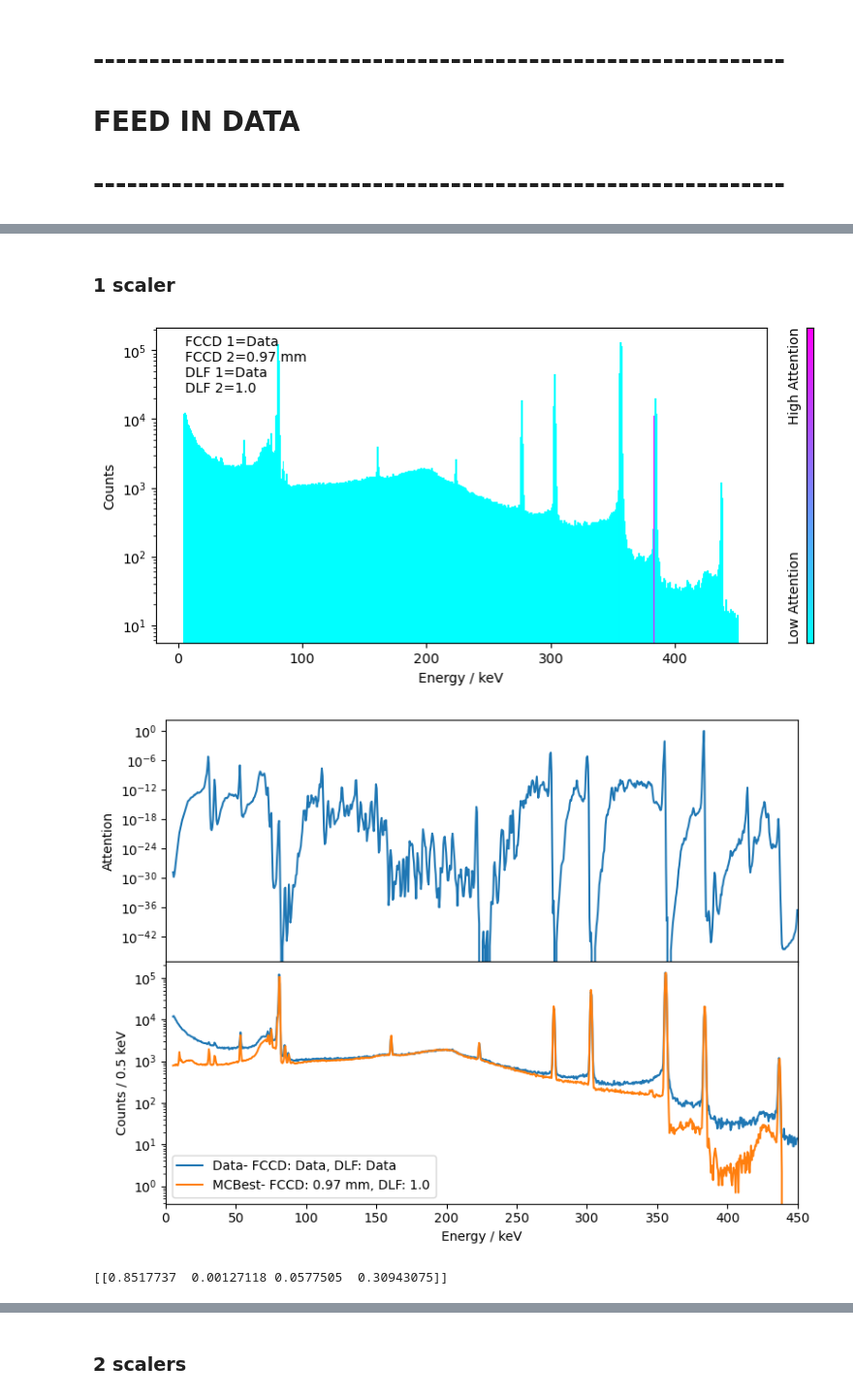
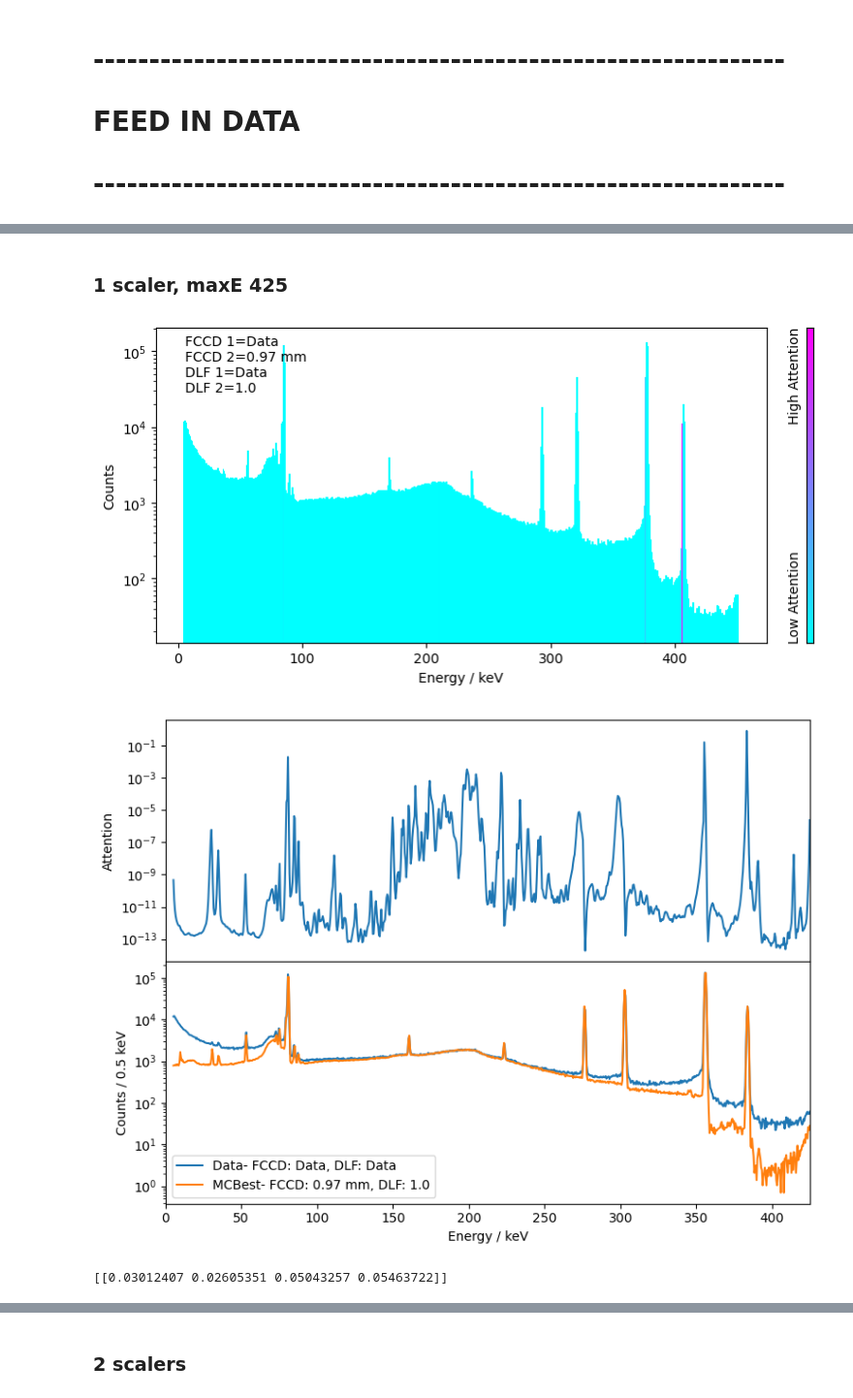
Before and after one commit to abialexander/RNN_DeadLayerFit, a Jupyter notebook: RNNperformance_RealData.ipynb, the cells around one changed output, grey strips where cells are left out. Shown at 97% size. Drawn from its saved outputs; the diff is of its cells as text; code cells hidden in the pictures.

```diff
--- a/RNNperformance_RealData.ipynb
+++ b/RNNperformance_RealData.ipynb
@@ -201,5 +153,6 @@ def compare_attention(maxFCCDdiff_list, NUM_EPOCHS_list, test_loader, RNN_ID_sta
 #load full dataset - just need a spectrum for the attention plot
 dataset_size = 10000 #10000
 BATCH_SIZE = 4
-train_loader, test_loader, dataset = load_data(BATCH_SIZE, size=dataset_size, path_MC2 = MC_PATH_FCCDonly)
+train_loader_maxE425, test_loader_maxE425, dataset_maxE425 = load_data(BATCH_SIZE, size=dataset_size,
+                                                                       path_MC2 = MC_PATH_FCCDonly, maxE=425)
 # %% [output]
@@ -293,24 +306,27 @@ MCRANDOM3_PATH = CodePath+"/data/V05268A_data/training_data_V05268A_5000randomFC
 # %% [markdown]
-### 1 scaler
+### 1 scaler, maxE 425
 # %%
 #RNN - 0.05mm restriction
 NUM_EPOCHS = 20 #can try increasing
 LEARNING_RATE = 0.005 #0.01 #try modifying learning rate #0.001 too low for 30 epochs, 0.01 may be too high
 dataset_size = 10000 #10000
-maxFCCDdiff = 0.05
+maxFCCDdiff = 0.1
 maxDLFdiff = 1.0 #i.e. no restriction
-RNN_ID ="RNN_MC2DLF1_"+str(NUM_EPOCHS)+"epochs_LR"+str(LEARNING_RATE)+"_maxFCCDdiff"+str(maxFCCDdiff)+"mm_"+str(dataset_size)+"trials"
+RNN_ID ="RNN_MC2DLF1_maxE425_"+str(NUM_EPOCHS)+"epochs_LR"+str(LEARNING_RATE)+"_maxFCCDdiff"+str(maxFCCDdiff)+"mm_"+str(dataset_size)+"trials"
 # %%
 #load 2 data-MCBest
-spectrum_diff, counts1, counts2 = load_two_spectra(DATA_PATH, MCBESTFIT_PATH, dataset, MC1=False, MC2=True, separate_scalers=False, norm1=False)
+spectrum_diff, counts1, counts2 = load_two_spectra(DATA_PATH, MCBESTFIT_PATH, dataset_maxE425, MC1=False,
+                                                   MC2=True, separate_scalers=False, norm1=False, maxE=425)
 spectrum1, spectrum2 = counts1, counts2
+spectrum_diff.size
+
 labels = {"FCCD1": "Data", "FCCD2": "0.97 mm", "DLF1": "Data", "DLF2": "1.0", "spectrum1": "Data", "spectrum2":"MCBest"}
-outputs = test_RNN_spectrumdiff(RNN_ID, spectrum_diff, spectrum1, spectrum2, labels, save_results=True)
+outputs = test_RNN_spectrumdiff(RNN_ID, spectrum_diff, spectrum1, spectrum2, labels, save_results=True, maxE=425, dataset_histlen=dataset_maxE425.get_histlen())
 print(outputs)
 #outputs = FCCD, DLF-10, DFLF-50, DLF-90
 # %% [output]
-[figure, old version]
+[figure, new version]
-[figure, old version]
+[figure, new version]
-[[0.8517737  0.00127118 0.0577505  0.30943075]]
+[[0.03012407 0.02605351 0.05043257 0.05463722]]
 # %%
 #load 2 random spectra
```
Also changed, not shown: parts of 46 cells of this notebook, 11 other files.
